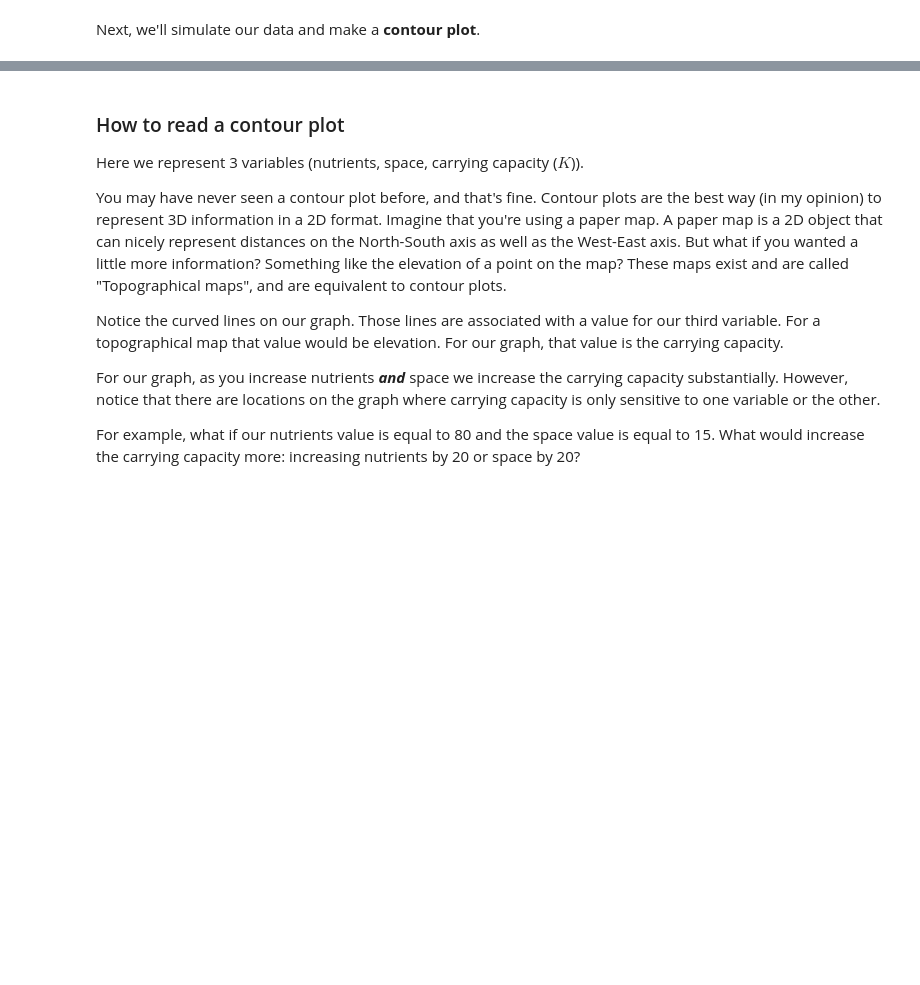
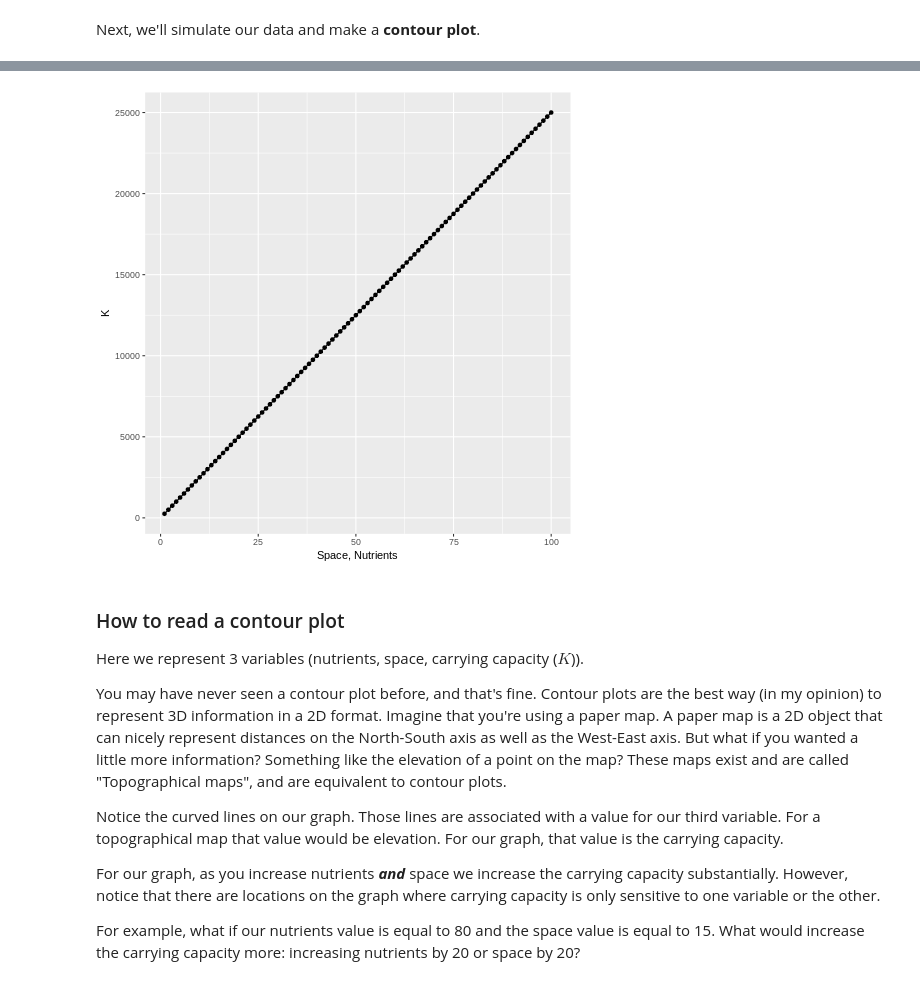
Before and after one commit to bca2/593, a Jupyter notebook: CPSC_593.ipynb, the cells around one changed output, grey strips where cells are left out. Cells and saved outputs as stored; diff of their text form; code cells hidden in the pictures; blank space fills up the shorter version.

```diff
--- a/CPSC_593.ipynb
+++ b/CPSC_593.ipynb
@@ -698,13 +703,15 @@ plot
 # %%
 %%R
 df3 = df%>%
       filter(x==y)
 
 plot = ggplot(aes(x=x,y=z),data=df3)+
-        labs(x = "Space", y= "K", colour="Nutrientss")
+        labs(x = "Space, Nutrients", y= "K", colour="Nutrientss")
 plot = plot + geom_point()
 plot = plot + geom_line()
 plot
+# %% [output]
+[figure, added]
 # %%
 %%R
 # The contour plot
```
Also changed, not shown: parts of 13 cells of this notebook.
